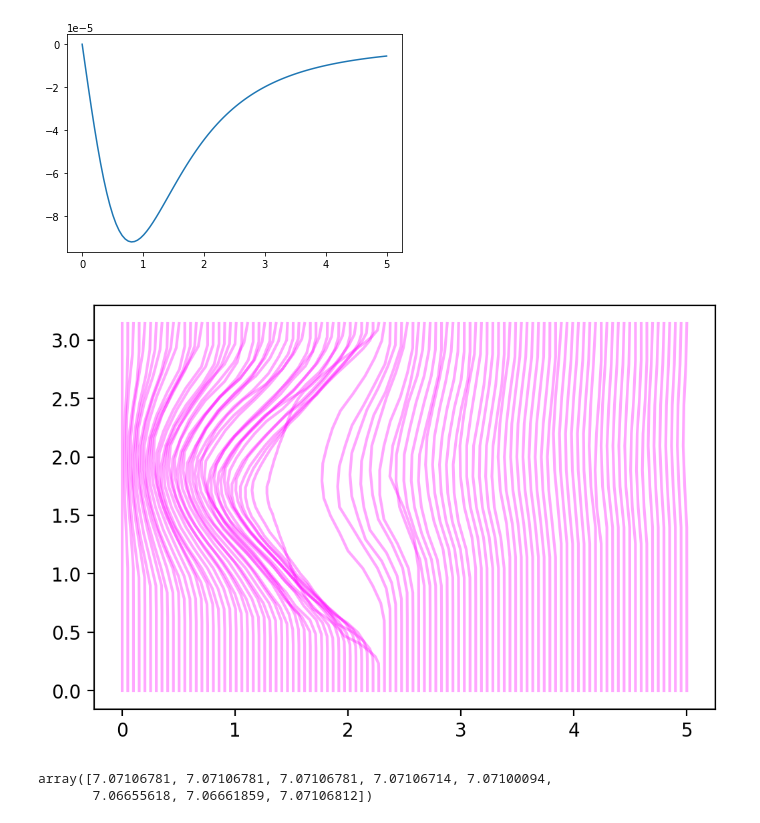
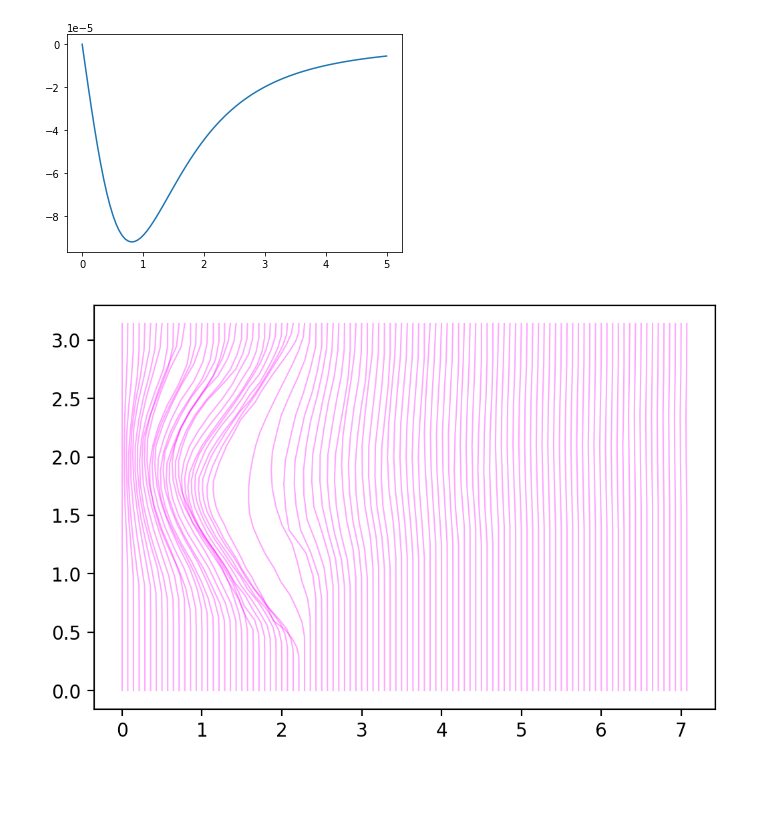
Before and after one commit to broncio123/bohmLD, a Jupyter notebook: Bohmian_resonant_cases.ipynb, the cells around one changed output. Cells and saved outputs as stored; diff of their text form; code cells hidden in the pictures; blank space fills up the shorter version.

Commit message:
Added Poincare plots resonant cases

```diff
--- a/Bohmian_resonant_cases.ipynb
+++ b/Bohmian_resonant_cases.ipynb
@@ -328,9 +328,9 @@ for N in range(1,5):
     ax.set_title(title)
 
     if N == 1:
-        label_nodal = "$y_{nodal} = \pm 1/ x_{nodal}$"
+        label_nodal = "$y_{nodal} = + 1/ x_{nodal}$"
     else:
-        label_nodal = "$y_{nodal} = \pm 1/ \sqrt{"+str(N)+"} x_{nodal}$"
+        label_nodal = "$y_{nodal} = + 1/ \sqrt{"+str(N)+"} x_{nodal}$"
     ax.plot([],[],color="black",lw=1.5,label=label_nodal)
     ax.legend(loc="lower left", fontsize=8)
 
@@ -626,20 +704,16 @@ from scipy.integrate import solve_ivp
 # %%
 fig,ax = plt.subplots(1,1,dpi=200)
 
 time_span = (0, np.pi)
-for h in np.linspace(0,5, 100):
-    solution = solve_ivp(vec, time_span, [h], rtol=2.0e-12)
+
+for h in np.sqrt(2)*np.linspace(0, 5, 100):
+    ic = h
+    solution = solve_ivp(vec, time_span, [ic], rtol=2.0e-12)
     trajectory = solution.y
     n = len(trajectory[0])
-    ax.plot(trajectory[0], np.linspace(*time_span,n),color="magenta",alpha=0.35)
-
-#     ax.plot(trajectory[0], vec(np.linspace(*time_span,n), trajectory[0]),color="magenta",lw=0.5,alpha=0.35)
+    traj_projected = [trajectory.T[i] for i in range(len(trajectory.T))]
+    ax.plot(traj_projected, np.linspace(*time_span,n), c="magenta", lw=0.75, alpha=0.35)
 
 plt.show()
 # %% [output]
-[figure, old version]
+[figure, new version]
-# %%
-trajectory[0]
-# %% [output]
-array([7.07106781, 7.07106781, 7.07106781, 7.07106714, 7.07100094,
-       7.06655618, 7.06661859, 7.07106812])
```
Also changed, not shown: parts of 3 cells of this notebook.
